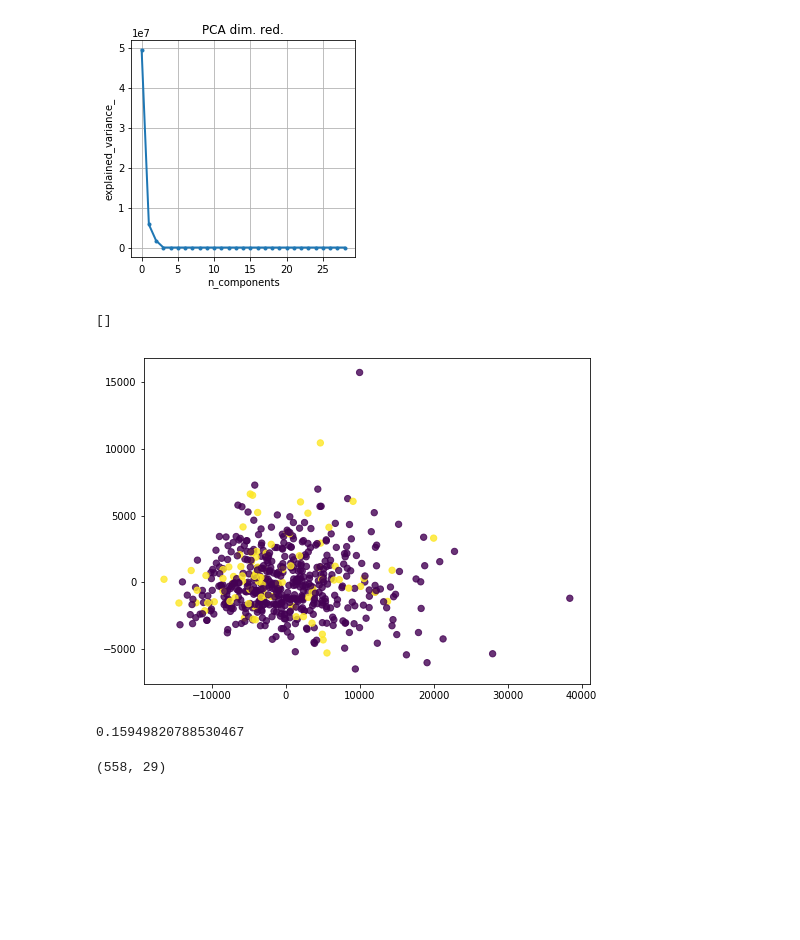
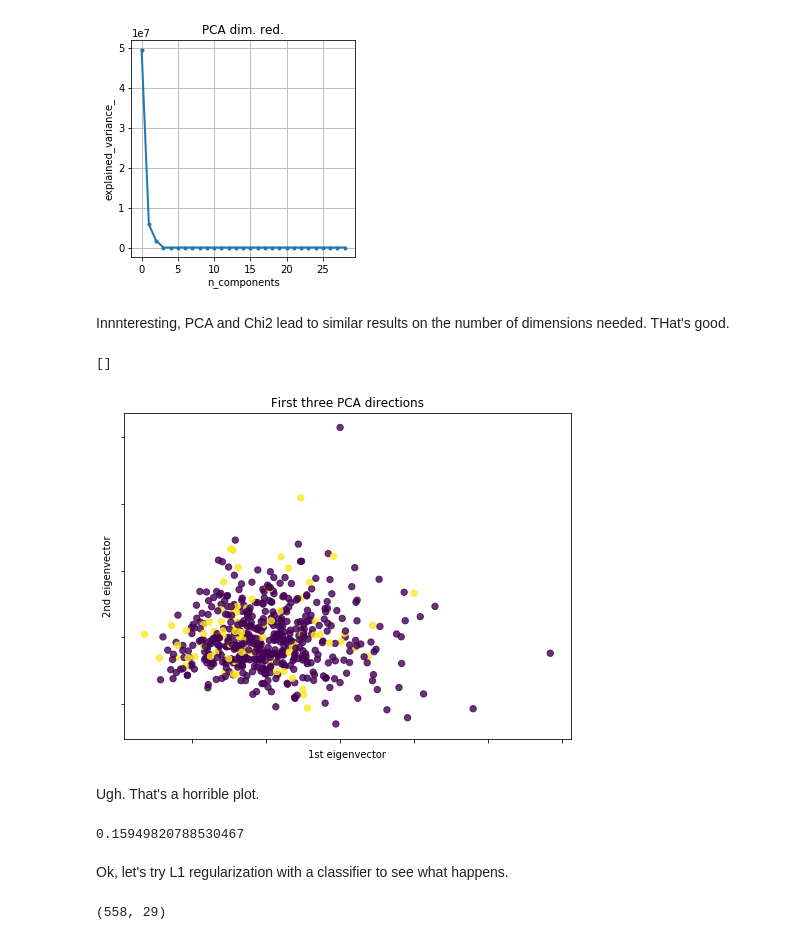
Before and after one commit to gallamine/vituity_test, a Jupyter notebook: notebook/vituity_exploration.ipynb, the cells around one changed output. Drawn from its saved outputs; the diff is of its cells as text; code cells hidden in the pictures; blank space fills up the shorter version.

```diff
--- a/notebook/vituity_exploration.ipynb
+++ b/notebook/vituity_exploration.ipynb
@@ -477,6 +528,8 @@ plt.title('PCA dim. red.')
 # %% [output]
 Text(0.5,1,'PCA dim. red.')
 [figure]
+# %% [markdown]
+Innnteresting, PCA and Chi2 lead to similar results on the number of dimensions needed. THat's good.
 # %%
 import matplotlib.pyplot as plt
 from mpl_toolkits.mplot3d import Axes3D
@@ -484,24 +537,27 @@ from sklearn import datasets
 from sklearn.decomposition import PCA
 # %%
 fig = plt.figure(1, figsize=(8, 6))
+ax = plt.gca()
 X_reduced = PCA(n_components=2).fit_transform(X)
 plt.scatter(X_reduced[:, 0], X_reduced[:, 1], c=y, s=40, alpha=0.8)
 ax.set_title("First three PCA directions")
 ax.set_xlabel("1st eigenvector")
-ax.w_xaxis.set_ticklabels([])
+ax.xaxis.set_ticklabels([])
 ax.set_ylabel("2nd eigenvector")
-ax.w_yaxis.set_ticklabels([])
-ax.set_zlabel("3rd eigenvector")
-ax.w_zaxis.set_ticklabels([])
+ax.yaxis.set_ticklabels([])
 # %% [output]
 []
-[figure, old version]
+[figure, new version]
+# %% [markdown]
+Ugh. That's a horrible plot.
 # %%
 # Split data into test/train
 # %%
 y.mean()
 # %% [output]
 0.15949820788530467
+# %% [markdown]
+Ok, let's try L1 regularization with a classifier to see what happens.
 # %%
 from sklearn.model_selection import StratifiedKFold, StratifiedShuffleSplit
 from sklearn.model_selection import train_test_split
```
Also changed, not shown: parts of 44 cells of this notebook, 4 other files.
